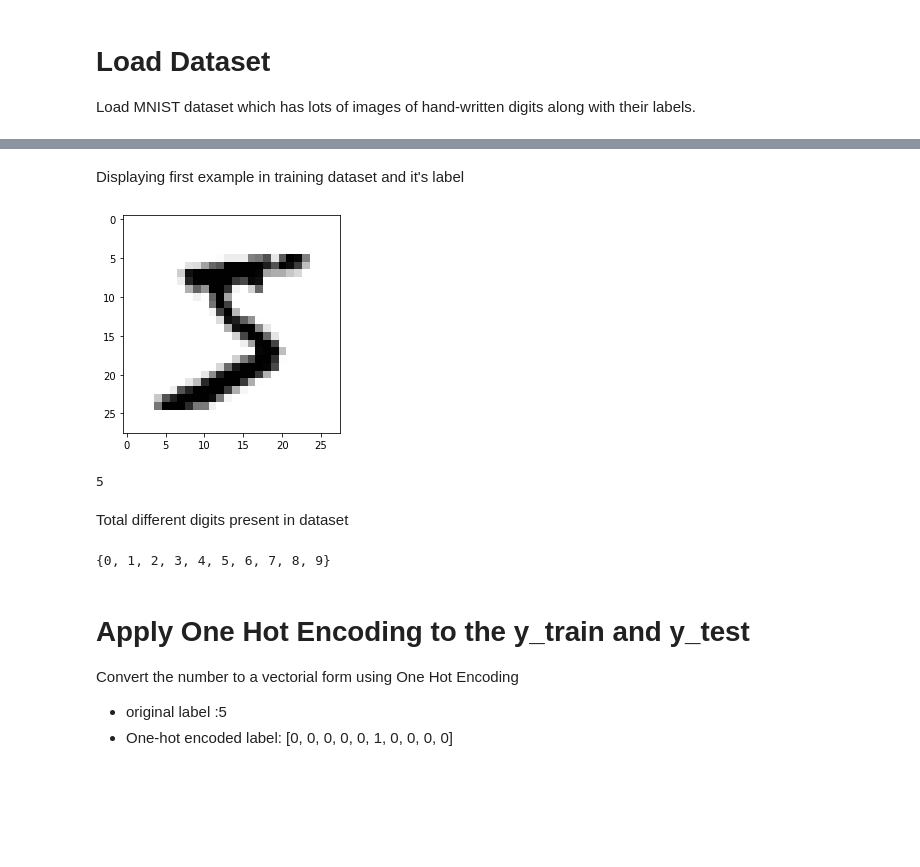
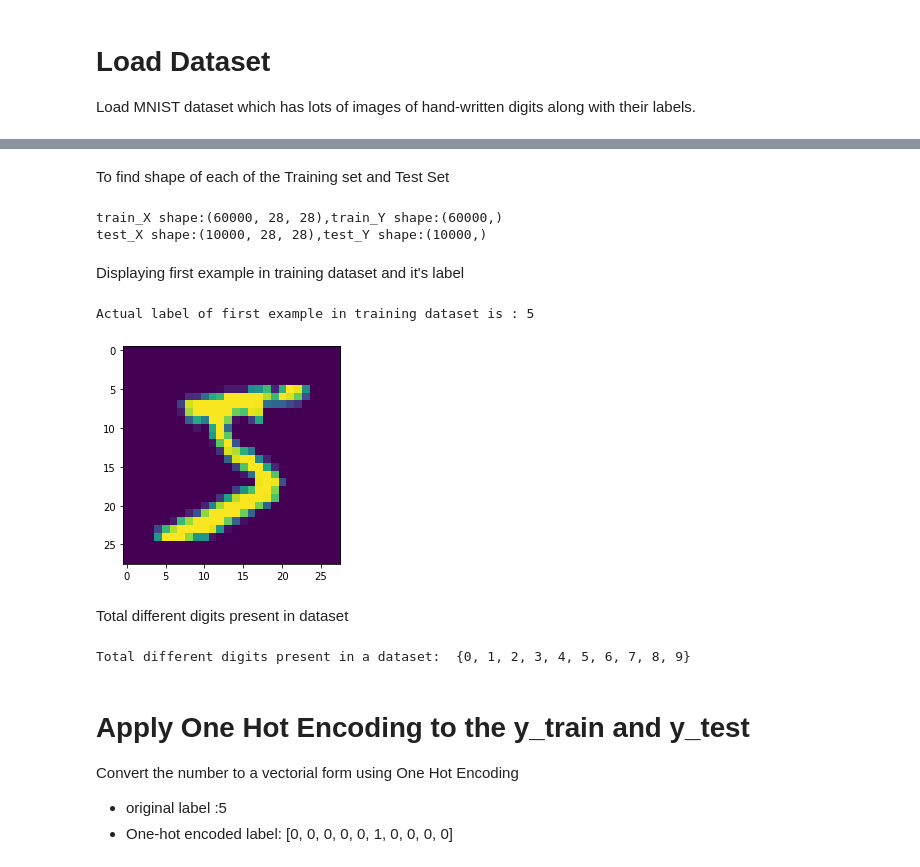
Before and after one commit to shubhkamble26/Handwritten-Digit-Recognition-using-Neural-Network, a Jupyter notebook: Handwritten_Digit_Recognition_using_Neural_Neatwork.ipynb, the cells around one changed output, grey strips where cells are left out. Saved outputs shown, nothing was run; the diff lists cells and outputs as text; code cells hidden in the pictures; blank space fills up the shorter version.

```diff
--- a/Handwritten_Digit_Recognition_using_Neural_Neatwork.ipynb
+++ b/Handwritten_Digit_Recognition_using_Neural_Neatwork.ipynb
@@ -29,5 +32,4 @@ Using TensorFlow version 2.2.0
 Load MNIST dataset which has lots of images of hand-written digits along with their labels.
 # %%
 from tensorflow.keras.datasets import mnist
-
-(x_train, y_train), (x_test, y_test) = mnist.load_data()
+(train_X, train_Y), (test_X, test_Y) = mnist.load_data()
@@ -44,23 +36,26 @@ y_test shape:  (10000,)
+# %% [markdown]
+To find shape of each of the Training set and Test Set
+# %%
+print('train_X shape:{},train_Y shape:{} '.format(train_X.shape,train_Y.shape))
+print('test_X shape:{},test_Y shape:{} '.format(test_X.shape,test_Y.shape))
+# %% [output]
+train_X shape:(60000, 28, 28),train_Y shape:(60000,)
+test_X shape:(10000, 28, 28),test_Y shape:(10000,)
 # %% [markdown]
 Displaying first example in training dataset and it's label
-# %%
-import matplotlib.pyplot as plt
-%matplotlib inline
-
-plt.imshow(x_train[0], cmap = 'binary')
-plt.show()
-# %% [output]
-[figure, removed]
-# %%
-y_train[0]
-# %% [output]
-5
+# %%
+print('Actual label of first example in training dataset is :',train_Y[0])
+plt.imshow(train_X[0])
+plt.show()
+# %% [output]
+Actual label of first example in training dataset is : 5
+[figure, added]
 # %% [markdown]
 Total different digits present in dataset
-# %%
-set(y_train)
-# %% [output]
-{0, 1, 2, 3, 4, 5, 6, 7, 8, 9}
+# %%
+print("Total different digits present in a dataset: ",set(train_Y))
+# %% [output]
+Total different digits present in a dataset:  {0, 1, 2, 3, 4, 5, 6, 7, 8, 9}
 # %% [markdown]
 # Apply One Hot Encoding to the y_train and y_test
 
```
Also changed, not shown: parts of 32 cells of this notebook.
